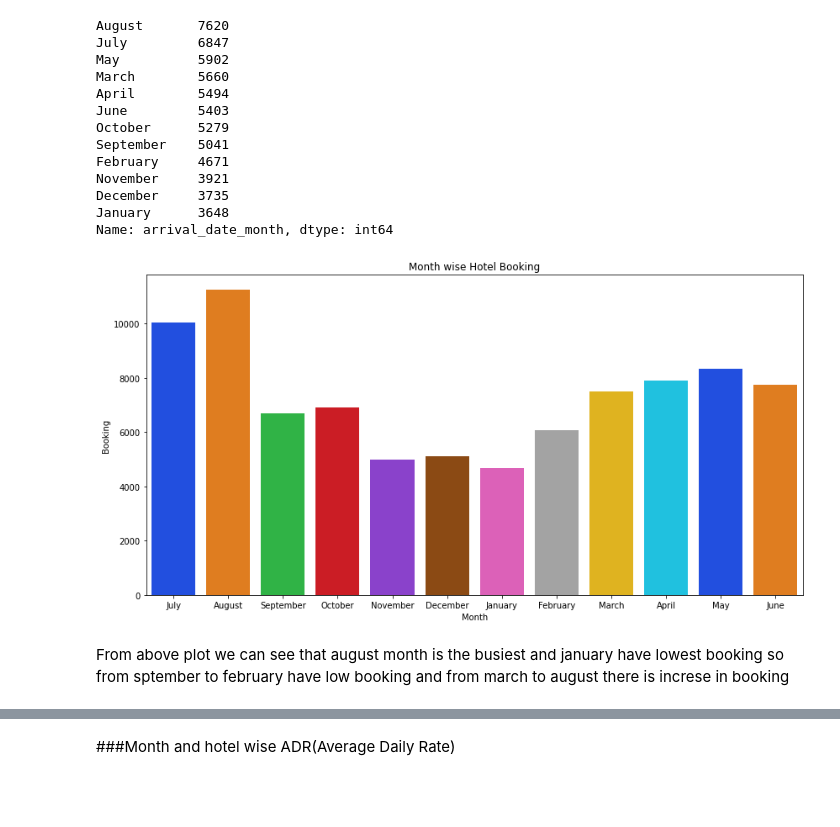
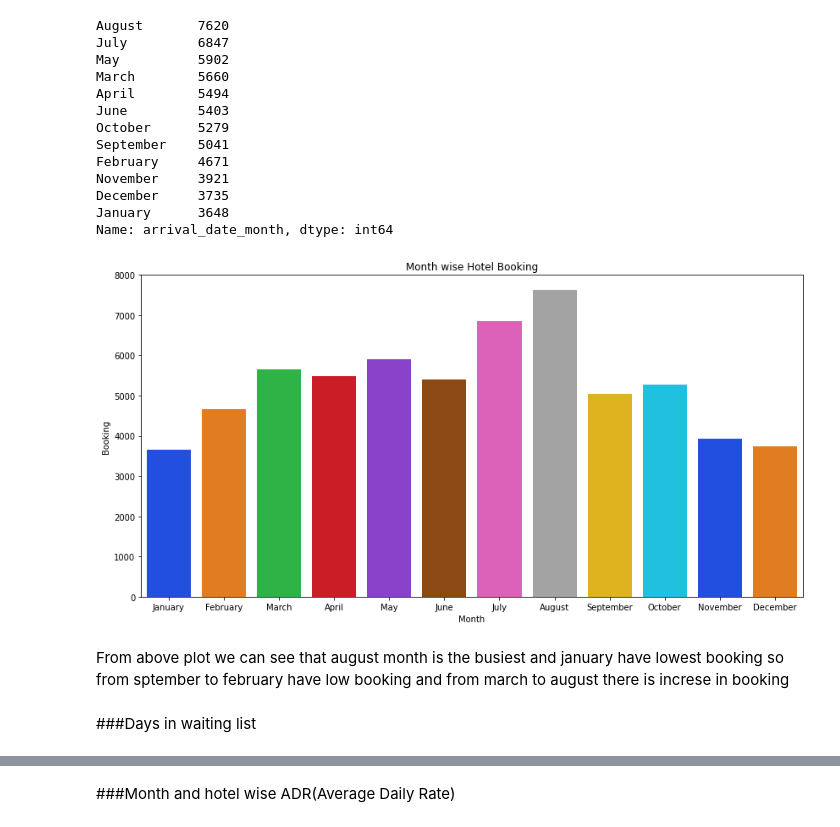
Before and after one commit to rafiddeshmukh/EDA-Hotel_Booking, a Jupyter notebook: Hotel_Booking_Analysis_Capstone_Project.ipynb, the cells around one changed output, grey strips where cells are left out. Saved outputs shown, nothing was run; the diff lists cells and outputs as text; code cells hidden in the pictures; blank space fills up the shorter version.

```diff
--- a/Hotel_Booking_Analysis_Capstone_Project.ipynb
+++ b/Hotel_Booking_Analysis_Capstone_Project.ipynb
@@ -373,18 +373,21 @@ Name: arrival_date_month, dtype: int64
 # %%
 #setting figure size
 plt.figure(figsize=(14,7))
-
+od=['January', 'February', 'March', 'April', 'May', 'June', 'July',
+          'August', 'September', 'October', 'November', 'December']
 #plotting countplot for month wise booking
-sns.countplot(x=df['arrival_date_month'], palette='bright')
+sns.countplot(x=df_new['arrival_date_month'],order=od, palette='bright')
 
 #setting labels for x and y and set title for countplot
 plt.xlabel('Month')
 plt.ylabel('Booking')
 plt.title("Month wise Hotel Booking")
 
 #Display the plot
 plt.show()
 # %% [output]
-[figure, old version]
+[figure, new version]
 # %% [markdown]
 From above plot we can see that august month is the busiest and january have lowest booking so from sptember to february have low booking and from march to august there is increse in booking
+# %% [markdown]
+###Days in waiting list
```
Also changed, not shown: parts of 23 cells of this notebook.
